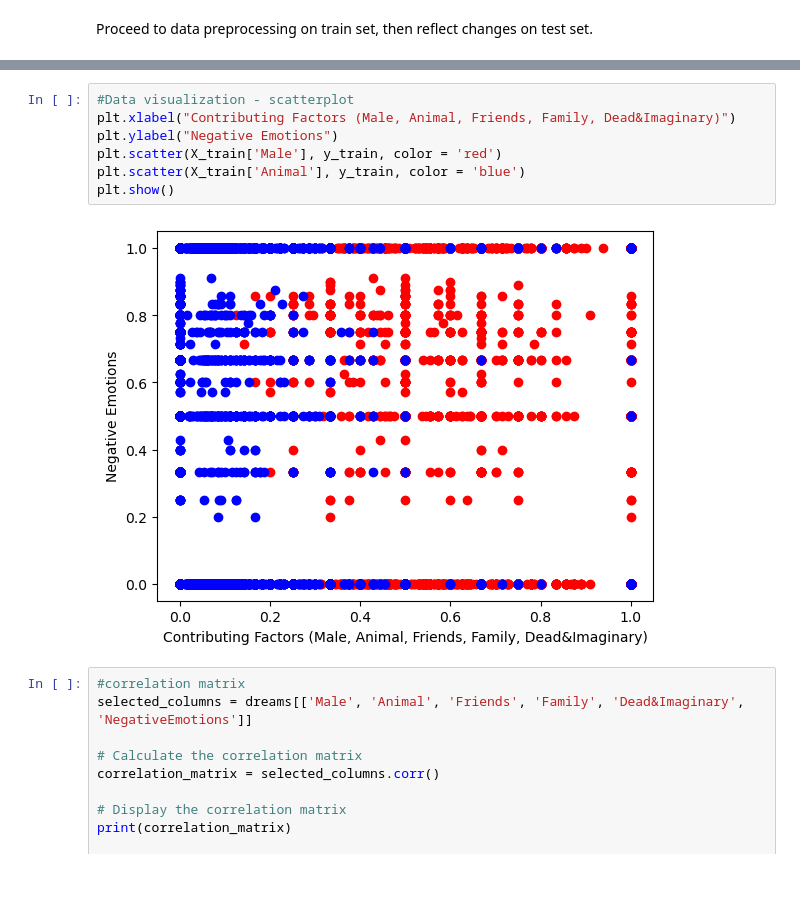
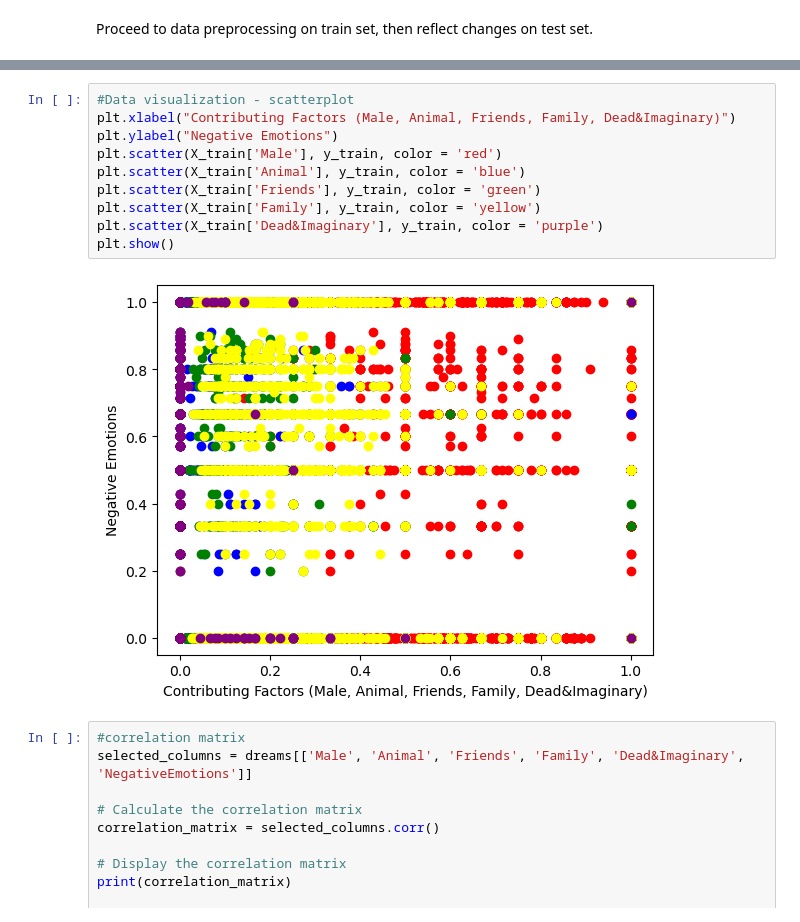
Before and after one commit to erika-ld/CPSC483-Machine-Learning-Project, a Jupyter notebook: data_preprocessing.ipynb, the cells around one changed output, grey strips where cells are left out. Drawn from its saved outputs; the diff is of its cells as text; blank space fills up the shorter version.

Commit message:
Updated scatterplot to include all x values

```diff
--- a/data_preprocessing.ipynb
+++ b/data_preprocessing.ipynb
@@ -195,12 +195,15 @@ dtype: int64
 # %%
 #Data visualization - scatterplot
 plt.xlabel("Contributing Factors (Male, Animal, Friends, Family, Dead&Imaginary)")
 plt.ylabel("Negative Emotions")
 plt.scatter(X_train['Male'], y_train, color = 'red')
 plt.scatter(X_train['Animal'], y_train, color = 'blue')
+plt.scatter(X_train['Friends'], y_train, color = 'green')
+plt.scatter(X_train['Family'], y_train, color = 'yellow')
+plt.scatter(X_train['Dead&Imaginary'], y_train, color = 'purple')
 plt.show()
 # %% [output]
-[figure, old version]
+[figure, new version]
 # %%
 #correlation matrix
 selected_columns = dreams[['Male', 'Animal', 'Friends', 'Family', 'Dead&Imaginary', 'NegativeEmotions']]
```
